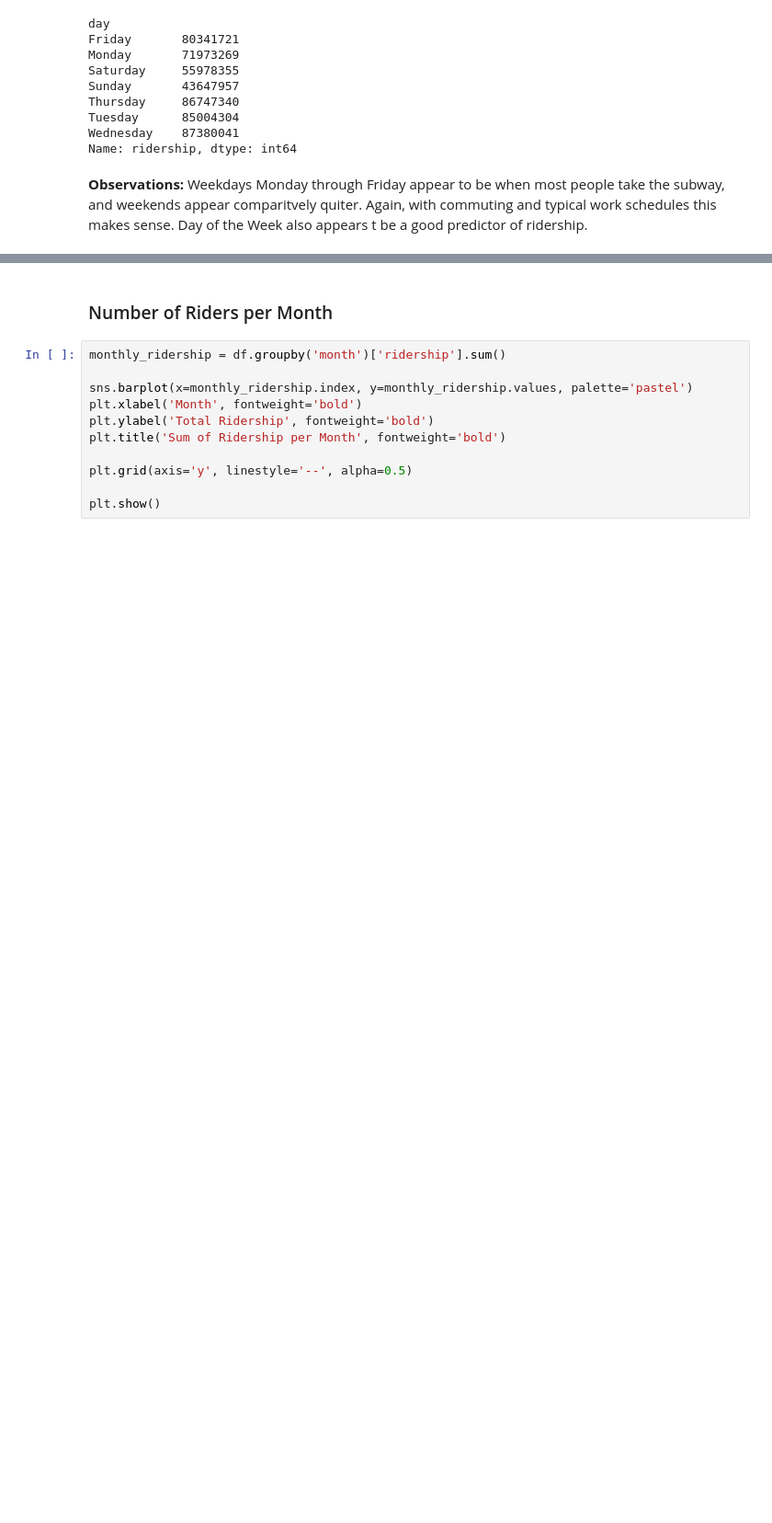
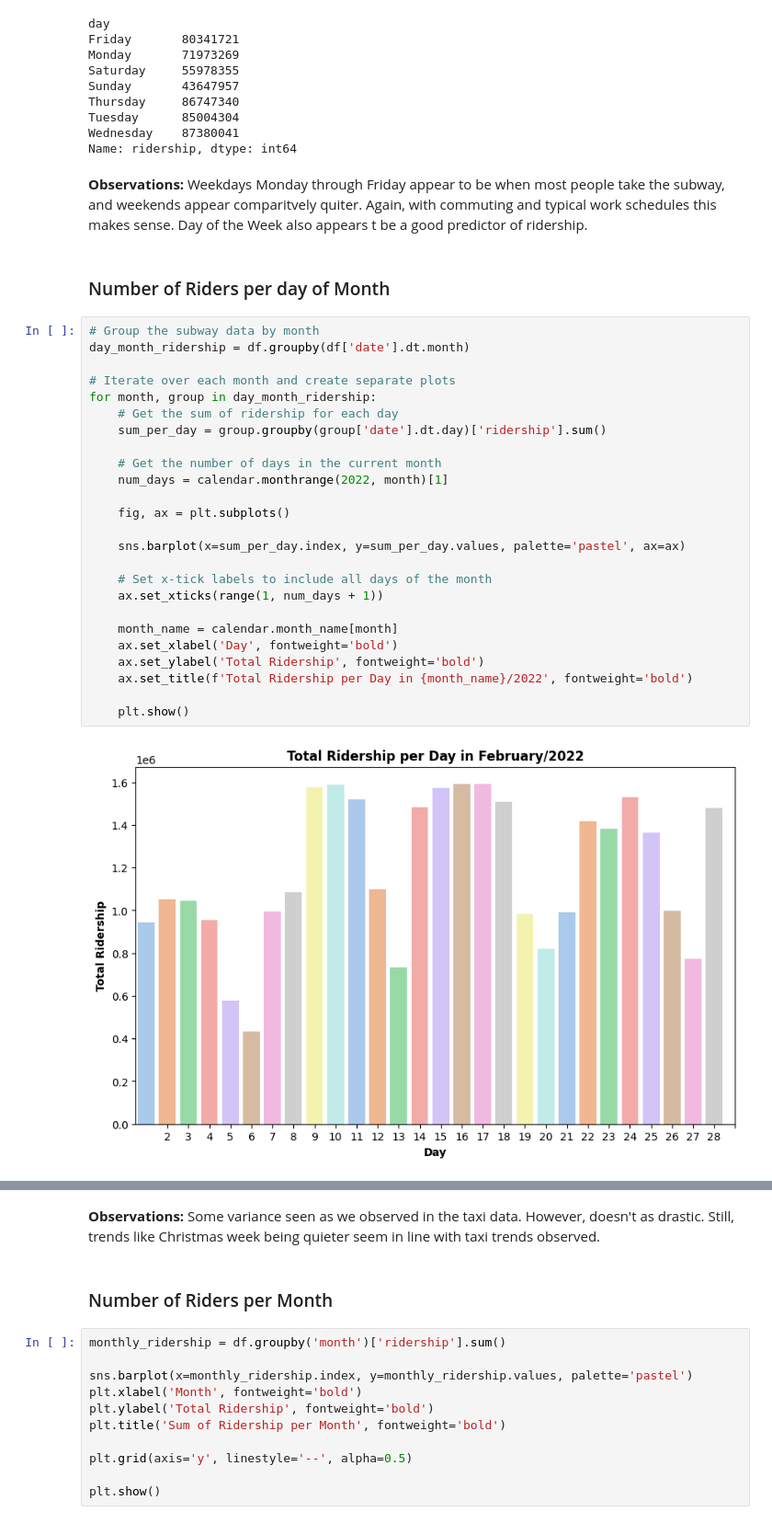
Before and after one commit to slurmsmarcenzie/COMP47360-Research-Practicum, a Jupyter notebook: 2022_Subway_Data_Exploration.ipynb, the cells around one changed output, grey strips where cells are left out. Shown at 92% size. Cells and saved outputs as stored; diff of their text form; blank space fills up the shorter version.

Commit message:
Added day of month graphs

```diff
--- a/2022_Subway_Data_Exploration.ipynb
+++ b/2022_Subway_Data_Exploration.ipynb
@@ -238,3 +238,32 @@ Wednesday    87380041
 Name: ridership, dtype: int64
 # %% [markdown]
 **Observations:** Weekdays Monday through Friday appear to be when most people take the subway, and weekends appear comparitvely quiter. Again, with commuting and typical work schedules this makes sense. Day of the Week also appears t be a good predictor of ridership.
+# %% [markdown]
+### Number of Riders per day of Month
+# %%
+# Group the subway data by month
+day_month_ridership = df.groupby(df['date'].dt.month)
+
+# Iterate over each month and create separate plots
+for month, group in day_month_ridership:
+    # Get the sum of ridership for each day
+    sum_per_day = group.groupby(group['date'].dt.day)['ridership'].sum()
+
+    # Get the number of days in the current month
+    num_days = calendar.monthrange(2022, month)[1]
+
+    fig, ax = plt.subplots()
+
+    sns.barplot(x=sum_per_day.index, y=sum_per_day.values, palette='pastel', ax=ax)
+
+    # Set x-tick labels to include all days of the month
+    ax.set_xticks(range(1, num_days + 1))
+
+    month_name = calendar.month_name[month]
+    ax.set_xlabel('Day', fontweight='bold')
+    ax.set_ylabel('Total Ridership', fontweight='bold')
+    ax.set_title(f'Total Ridership per Day in {month_name}/2022', fontweight='bold')
+
+    plt.show()
+# %% [output]
+[figure, added]
@@ -241,3 +280,5 @@ Name: ridership, dtype: int64
+# %% [markdown]
+**Observations:** Some variance seen as we observed in the taxi data. However, doesn't as drastic. Still, trends like Christmas week being quieter seem in line with taxi trends observed.
 # %% [markdown]
 ### Number of Riders per Month
 # %%
```
Also changed, not shown: parts of 1 cell of this notebook, 1 other file.
